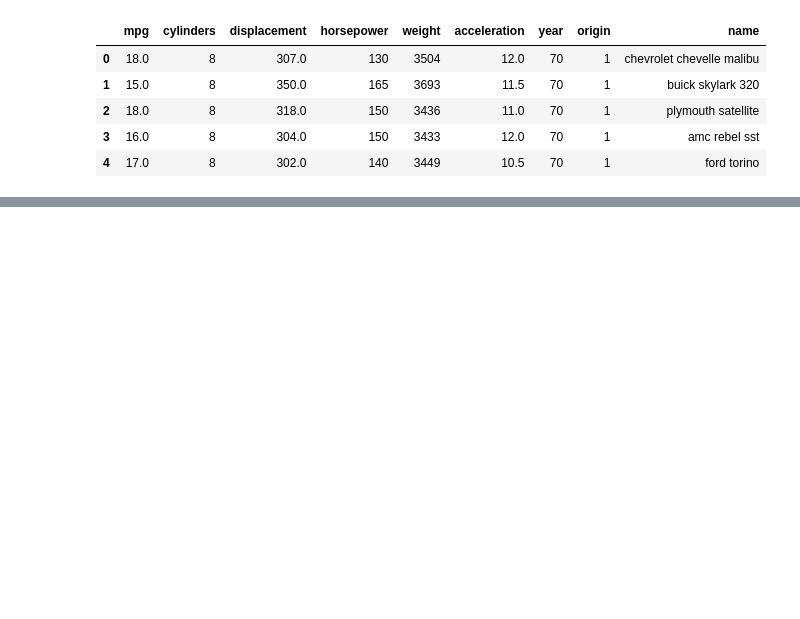
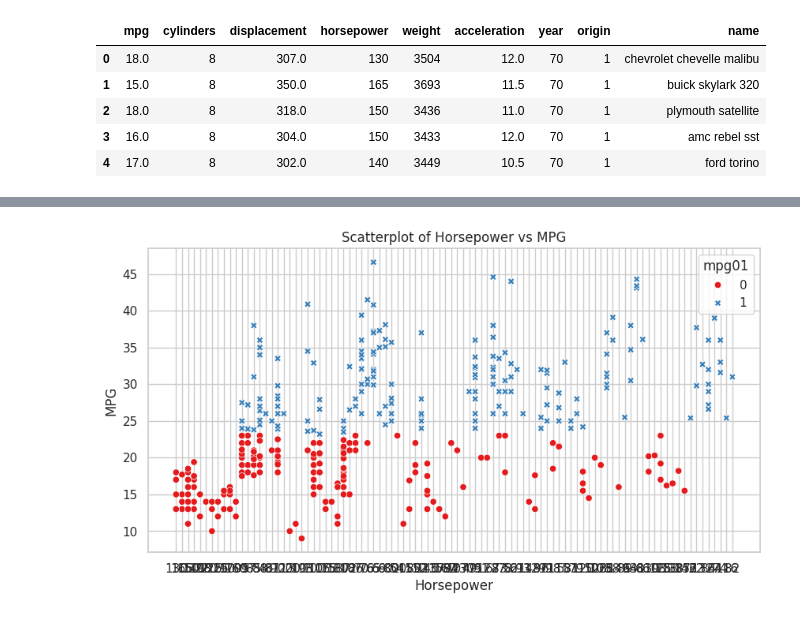
Before and after one commit to zacmac13/Methods-in-Data-Science, a Jupyter notebook: project.ipynb, the cells around one changed output, grey strips where cells are left out. Saved outputs shown, nothing was run; the diff lists cells and outputs as text; code cells hidden in the pictures; blank space fills up the shorter version.

```diff
--- a/project.ipynb
+++ b/project.ipynb
@@ -681,0 +285,9 @@ Using all the predictors in one model shows different results, there are now 7 n
+# %%
+plt.figure(figsize=(10, 5))
+sns.scatterplot(x='horsepower', y='mpg', hue='mpg01', style='mpg01', data=auto, palette='Set1')
+plt.title('Scatterplot of Horsepower vs MPG')
+plt.xlabel('Horsepower')
+plt.ylabel('MPG')
+plt.show()
+# %% [output]
+[figure, added]
```
Also changed, not shown: parts of 82 cells of this notebook.
